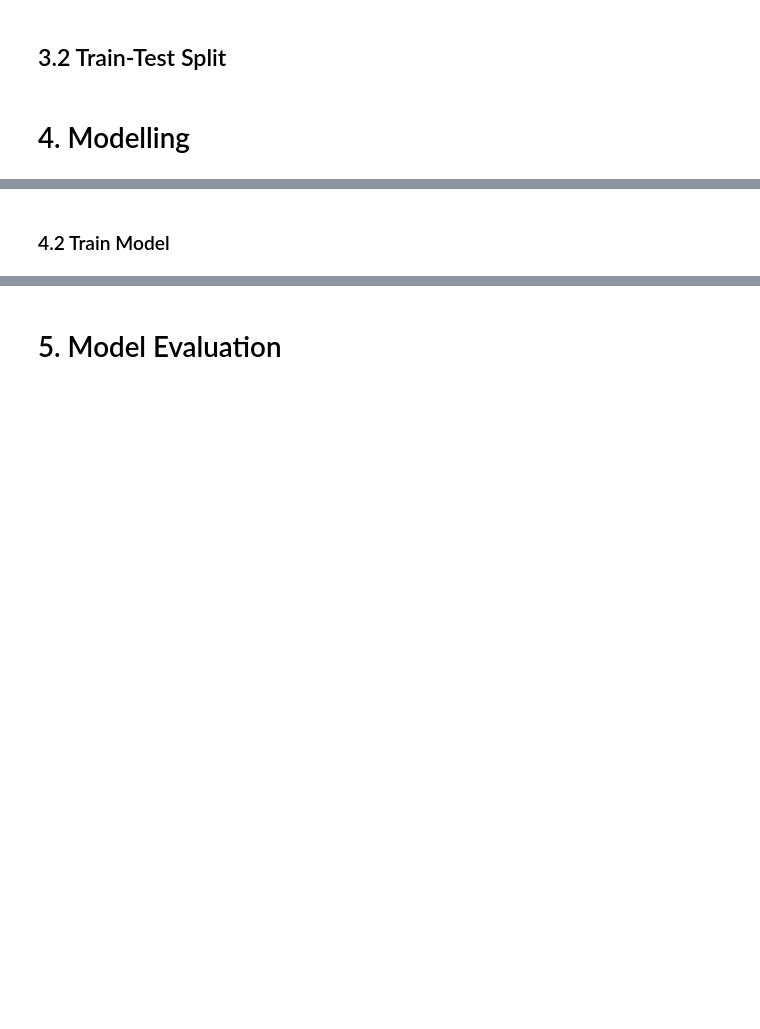
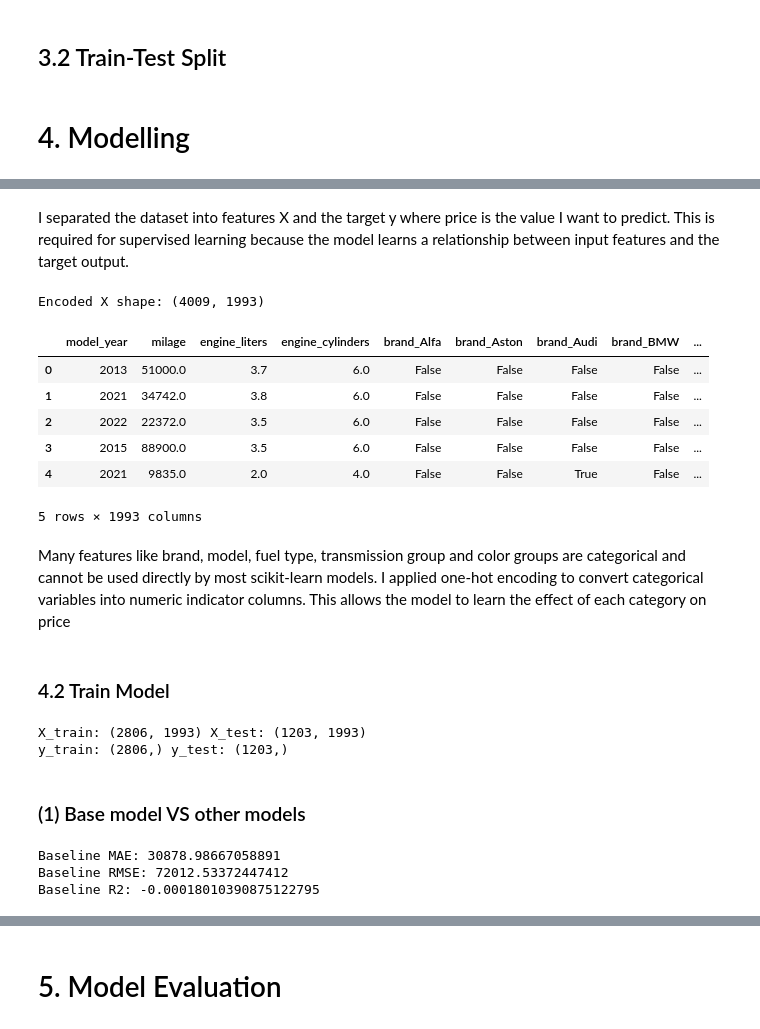
Before and after one commit to Amirul36/mldp-used-car-price, a Jupyter notebook: MLDP Program Codes Submission Template.ipynb, the cells around one changed output, grey strips where cells are left out. Drawn from its saved outputs; the diff is of its cells as text; code cells hidden in the pictures; blank space fills up the shorter version.

```diff
--- a/MLDP Program Codes Submission Template.ipynb
+++ b/MLDP Program Codes Submission Template.ipynb
@@ -862,4 +881,66 @@ I peerformed a final missing value check to ensure the dataset is fully cleaned
+# %% [markdown]
+I separated the dataset into features X and the target y where price is the value I want to predict. This is required for supervised learning because the model learns a relationship between input features and the target output.
+# %%
+# One-hot encode categorical columns using pandas (labsheet style)
+X_encoded = pd.get_dummies(X, drop_first=True)
+
+print("Encoded X shape:", X_encoded.shape)
+X_encoded.head()
+# %% [output]
+Encoded X shape: (4009, 1993)
+|  | model_year | milage | engine_liters | engine_cylinders | brand_Alfa | brand_Aston | brand_Audi | brand_BMW | ... |
+| 0 | 2013 | 51000.0 | 3.7 | 6.0 | False | False | False | False | ... |
+| 1 | 2021 | 34742.0 | 3.8 | 6.0 | False | False | False | False | ... |
+| 2 | 2022 | 22372.0 | 3.5 | 6.0 | False | False | False | False | ... |
+| 3 | 2015 | 88900.0 | 3.5 | 6.0 | False | False | False | False | ... |
+| 4 | 2021 | 9835.0 | 2.0 | 4.0 | False | False | True | False | ... |
+5 rows × 1993 columns
+# %% [markdown]
+Many features like brand, model, fuel type, transmission group and color groups are categorical and cannot be used directly by most scikit-learn models. I applied one-hot encoding to convert categorical variables into numeric indicator columns. This allows the model to learn the effect of each category on price
 # %% [markdown]
 ### 4.2 Train Model
 # %%
 ## Initialise and train model
+from sklearn.model_selection import train_test_split
+
+# Split data into train set and test set
+test_size = 0.3
+random_state = 2025  # for reproducibility
+
+X_train, X_test, y_train, y_test = train_test_split(
+    X_encoded,
+    y,
+    test_size=test_size,
+    random_state=random_state
+)
+
+print("X_train:", X_train.shape, "X_test:", X_test.shape)
+print("y_train:", y_train.shape, "y_test:", y_test.shape)
+# %% [output]
+X_train: (2806, 1993) X_test: (1203, 1993)
+y_train: (2806,) y_test: (1203,)
+# %% [markdown]
+### (1) Base model VS other models
+# %%
+## Baseline model
+from sklearn.dummy import DummyRegressor
+from sklearn.metrics import mean_absolute_error, mean_squared_error, r2_score
+import numpy as np
+
+# Baseline: predict mean of training target
+baseline = DummyRegressor(strategy="mean")
+baseline.fit(X_train, y_train)
+
+y_pred_base = baseline.predict(X_test)
+
+mae_base = mean_absolute_error(y_test, y_pred_base)
+rmse_base = np.sqrt(mean_squared_error(y_test, y_pred_base))
+r2_base = r2_score(y_test, y_pred_base)
+
+print("Baseline MAE:", mae_base)
+print("Baseline RMSE:", rmse_base)
+print("Baseline R2:", r2_base)
+# %% [output]
+Baseline MAE: 30878.98667058891
+Baseline RMSE: 72012.53372447412
+Baseline R2: -0.00018010390875122795
```
Also changed, not shown: parts of 34 cells of this notebook.
